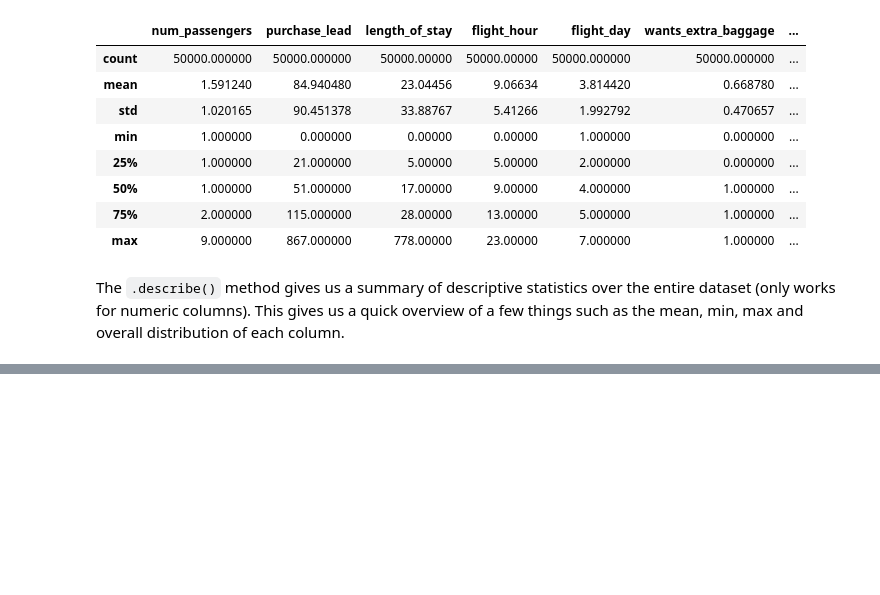
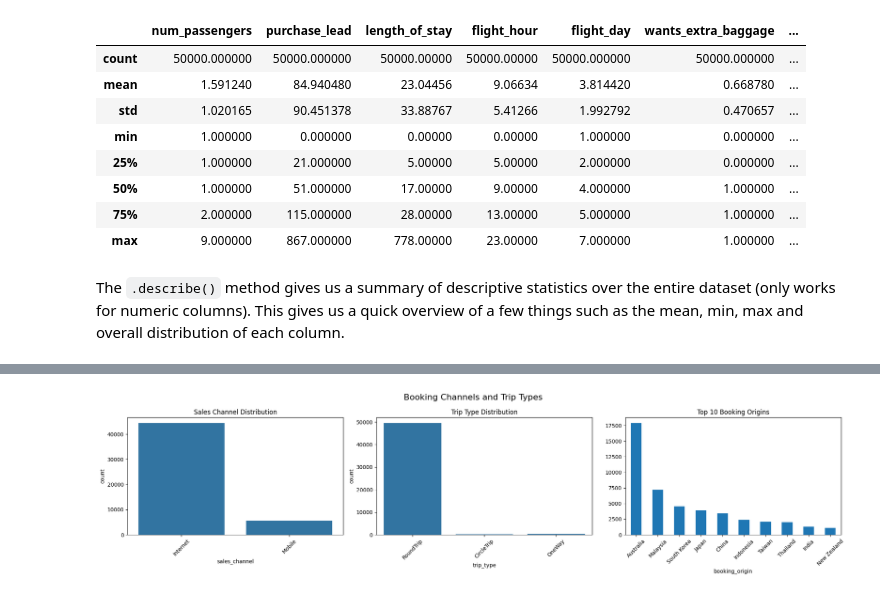
Before and after one commit to xzw9769/Personal-Practise, a Jupyter notebook: British Airways/ML.ipynb, the cells around one changed output, grey strips where cells are left out. Saved outputs shown, nothing was run; the diff lists cells and outputs as text; code cells hidden in the pictures; blank space fills up the shorter version.

```diff
--- a/British Airways/ML.ipynb
+++ b/British Airways/ML.ipynb
@@ -99,0 +205,24 @@ The `.describe()` method gives us a summary of descriptive statistics over the e
+# %%
+# Booking Channels and Trip Types
+fig, axes = plt.subplots(1, 3, figsize=(20, 5))
+fig.suptitle('Booking Channels and Trip Types', fontsize=16)
+
+# sales channel
+sns.countplot(data=df_booking, x='sales_channel', ax=axes[0])
+axes[0].set_title('Sales Channel Distribution')
+axes[0].tick_params(axis='x', rotation=45)
+
+# type of the trip
+sns.countplot(data=df_booking, x='trip_type', ax=axes[1])
+axes[1].set_title('Trip Type Distribution')
+axes[1].tick_params(axis='x', rotation=45)
+
+# top 10 original country
+df_booking['booking_origin'].value_counts().head(10).plot(kind='bar', ax=axes[2])
+axes[2].set_title('Top 10 Booking Origins')
+axes[2].tick_params(axis='x', rotation=45)
+
+plt.tight_layout()
+plt.show()
+# %% [output]
+[figure, added]
```
Also changed, not shown: parts of 29 cells of this notebook.
